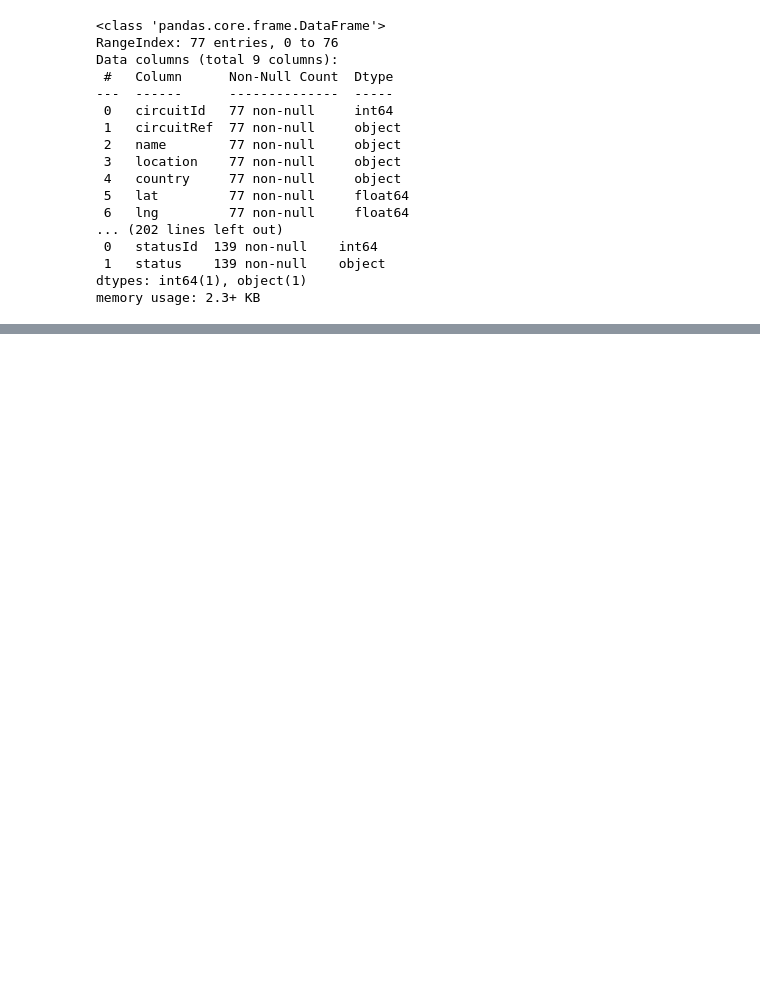
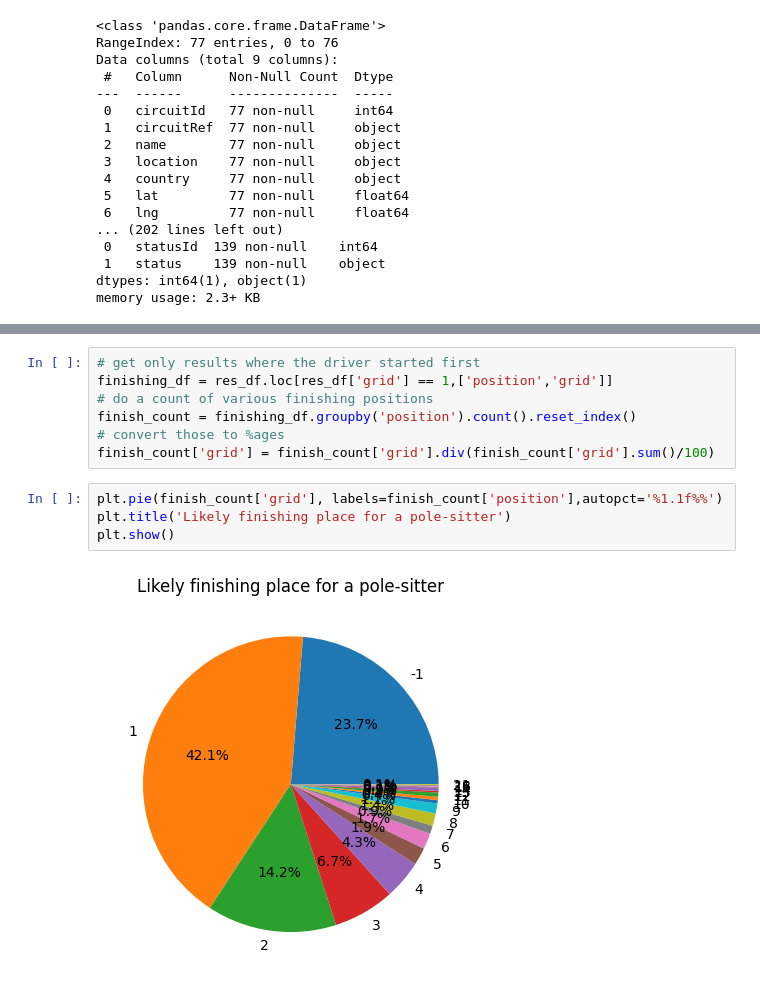
Before and after one commit to EE2SE/F1_Data_Scraper, a Jupyter notebook: Data_Clean_Up.ipynb, the cells around one changed output, grey strips where cells are left out. Drawn from its saved outputs; the diff is of its cells as text; blank space fills up the shorter version.

```diff
--- a/Data_Clean_Up.ipynb
+++ b/Data_Clean_Up.ipynb
@@ -191,0 +236,13 @@ memory usage: 690.2 KB
+# %%
+# get only results where the driver started first
+finishing_df = res_df.loc[res_df['grid'] == 1,['position','grid']]
+# do a count of various finishing positions
+finish_count = finishing_df.groupby('position').count().reset_index()
+# convert those to %ages
+finish_count['grid'] = finish_count['grid'].div(finish_count['grid'].sum()/100)
+# %%
+plt.pie(finish_count['grid'], labels=finish_count['position'],autopct='%1.1f%%')
+plt.title('Likely finishing place for a pole-sitter')
+plt.show()
+# %% [output]
+[figure, added]
```
Also changed, not shown: parts of 11 cells of this notebook.
